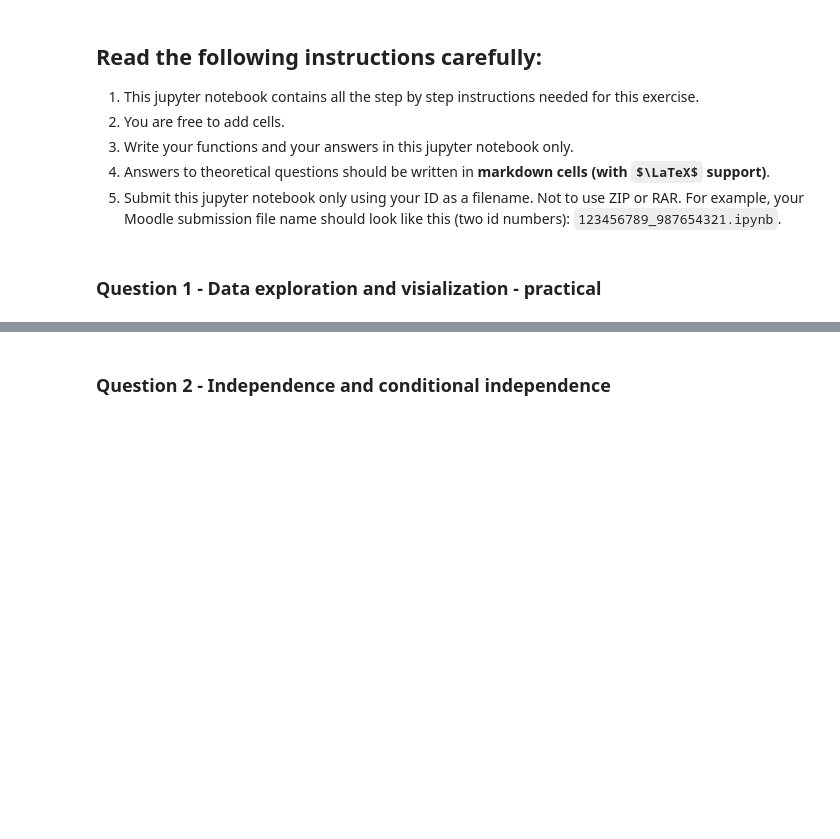
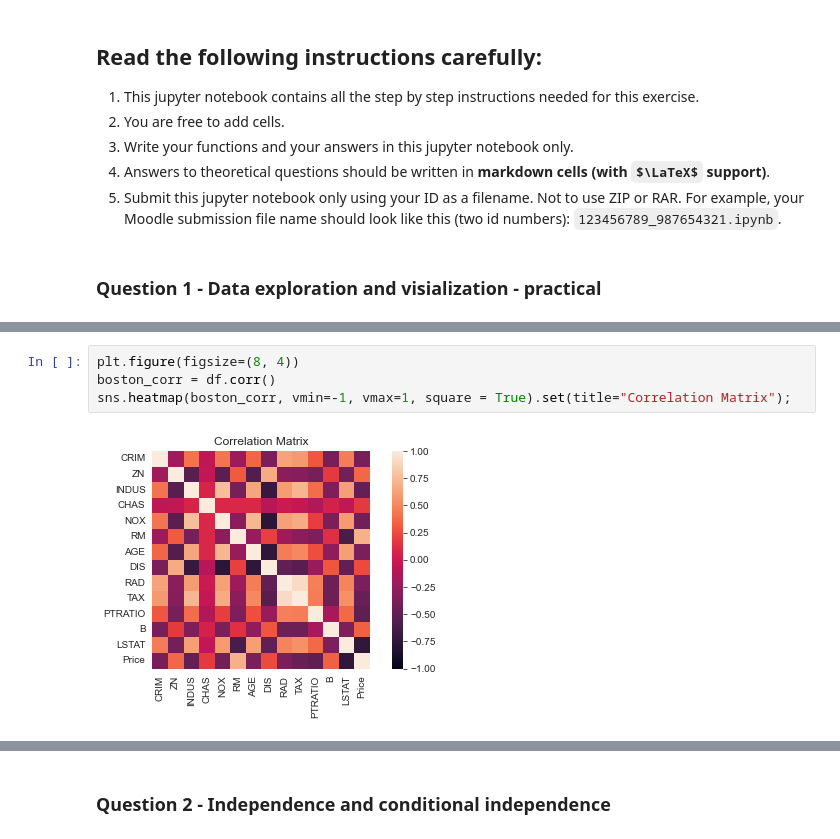
Before and after one commit to barboym/hw_statistics_runi, a Jupyter notebook: HW2.ipynb, the cells around one changed output, grey strips where cells are left out. Drawn from its saved outputs; the diff is of its cells as text; some formulas as TeX source; blank space fills up the shorter version.

```diff
--- a/HW2.ipynb
+++ b/HW2.ipynb
@@ -58,0 +84,6 @@ SyntaxError: invalid syntax (1165197209.py, line 5)
+# %%
+plt.figure(figsize=(8, 4))
+boston_corr = df.corr()
+sns.heatmap(boston_corr, vmin=-1, vmax=1, square = True).set(title="Correlation Matrix");
+# %% [output]
+[figure, added]
```
Also changed, not shown: parts of 72 cells of this notebook.
